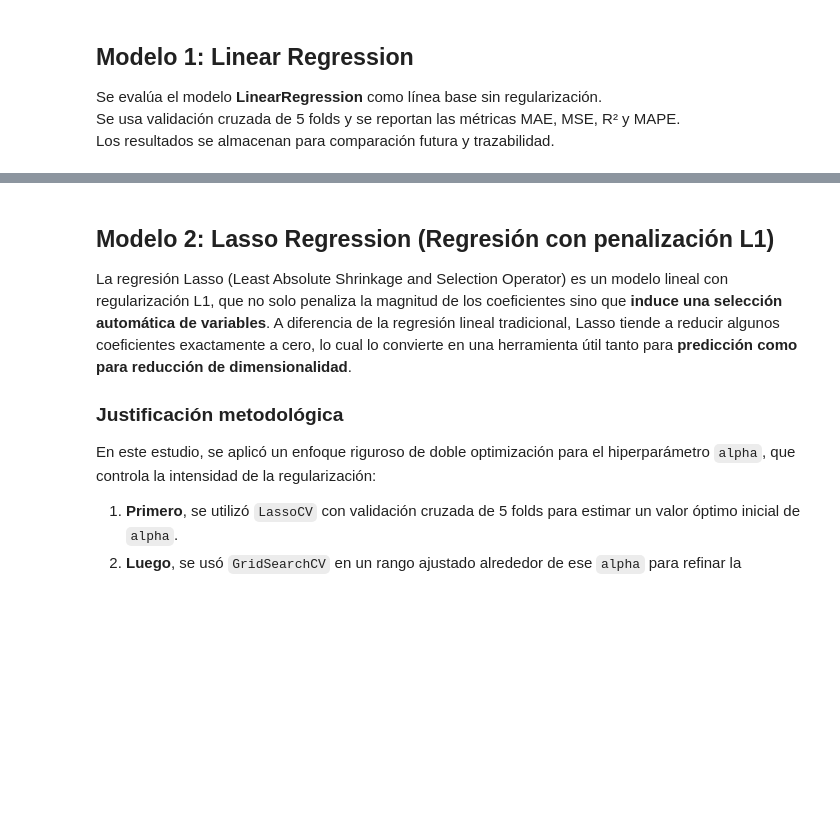
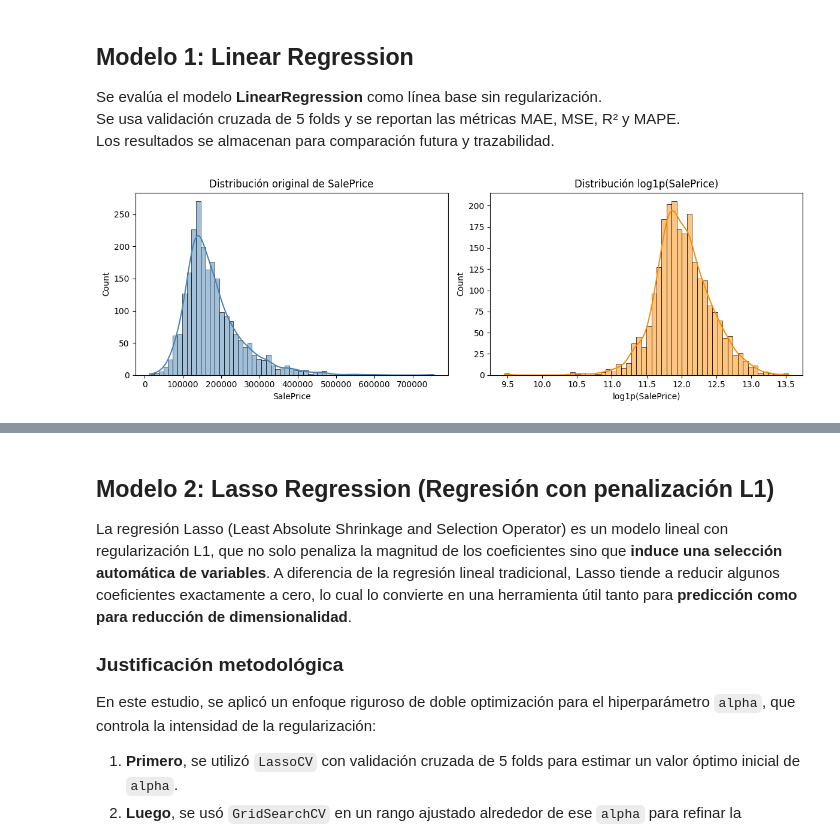
Before and after one commit to johanstevenbejarano/Teoria-de-Aprendizaje-Maquina, a Jupyter notebook: Parcial_1_TAM_2025-1/notebooks/modelos_regresion.ipynb, the cells around one changed output, grey strips where cells are left out. Drawn from its saved outputs; the diff is of its cells as text; code cells hidden in the pictures; blank space fills up the shorter version.

```diff
--- a/Parcial_1_TAM_2025-1/notebooks/modelos_regresion.ipynb
+++ b/Parcial_1_TAM_2025-1/notebooks/modelos_regresion.ipynb
@@ -188,4 +233,35 @@ def evaluar_modelo_cv(nombre_modelo, modelo, X, y, cv, scoring, guardar_en=None)
 Se evalúa el modelo **LinearRegression** como línea base sin regularización.
 Se usa validación cruzada de 5 folds y se reportan las métricas MAE, MSE, R² y MAPE.
 Los resultados se almacenan para comparación futura y trazabilidad.
+# %%
+# === Paso 1: Transformación logarítmica de la variable objetivo ===
+
+# Aplicar transformación logarítmica para suavizar la distribución del precio
+y_train_log = np.log1p(y_train)
+y_test_log = np.log1p(y_test)
+
+# También preparamos los valores reales para revertir predicciones más adelante
+y_train_real = np.expm1(y_train_log)
+y_test_real = np.expm1(y_test_log)
+
+# Verificación visual de la transformación
+
+plt.figure(figsize=(12, 4))
+
+# Distribución original
+plt.subplot(1, 2, 1)
+sns.histplot(y_train, kde=True, color="steelblue")
+plt.title("Distribución original de SalePrice")
+plt.xlabel("SalePrice")
+
+# Distribución transformada
+plt.subplot(1, 2, 2)
+sns.histplot(y_train_log, kde=True, color="darkorange")
+plt.title("Distribución log1p(SalePrice)")
+plt.xlabel("log1p(SalePrice)")
+
+plt.tight_layout()
+plt.show()
+# %% [output]
+[figure, added]
 # %%
```
Also changed, not shown: parts of 74 cells of this notebook.
